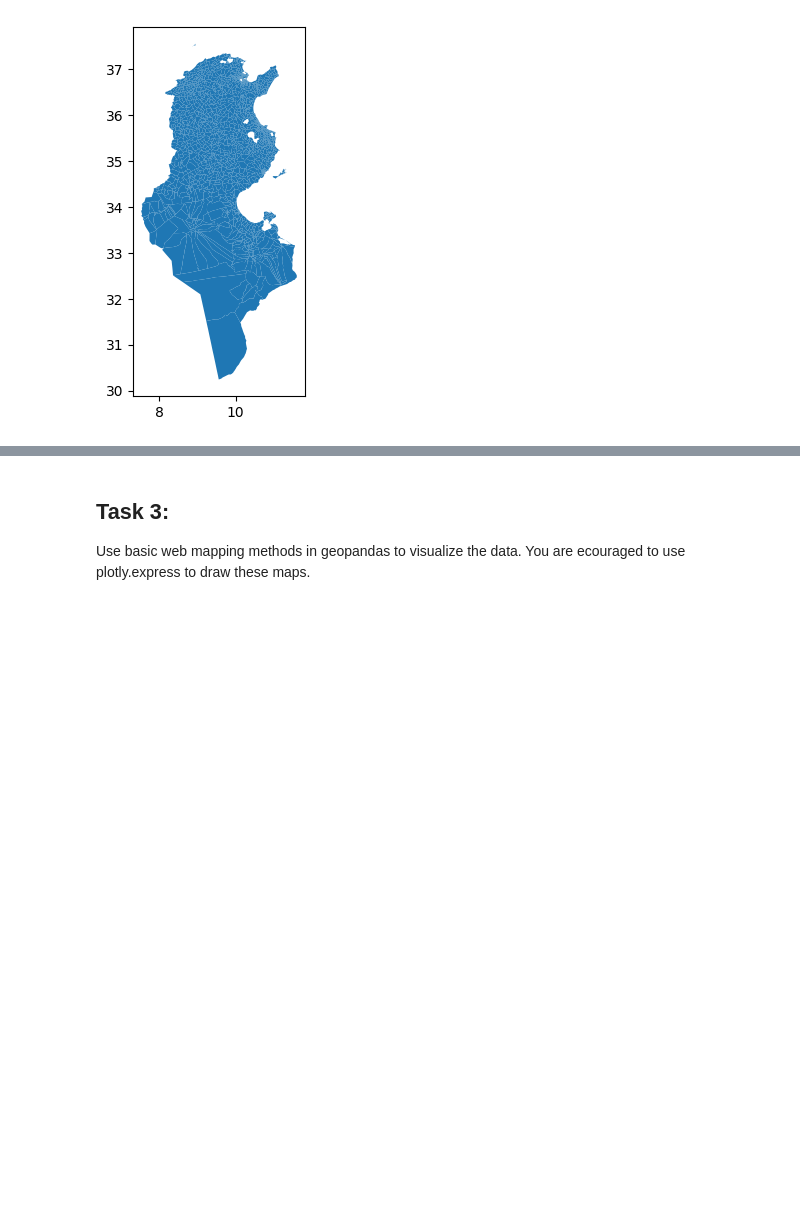
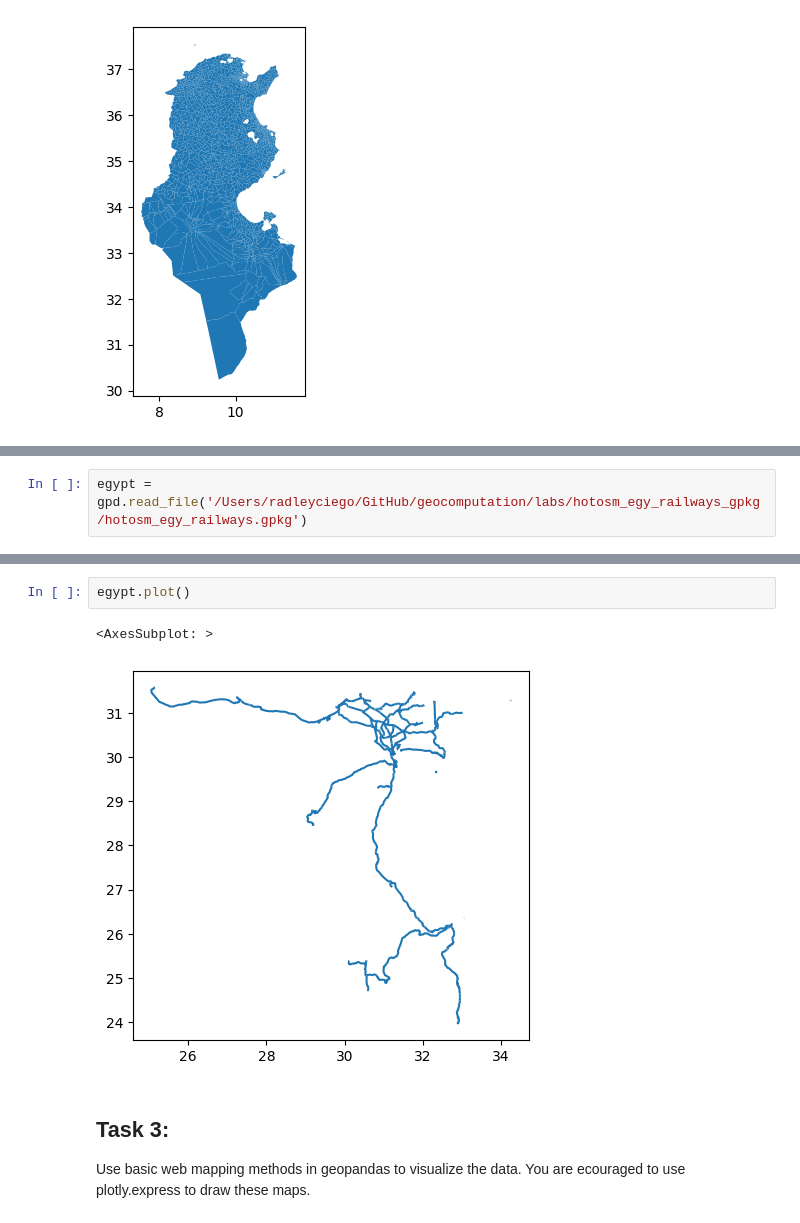
Before and after one commit to radleyciego/geocomputation, a Jupyter notebook: labs/lab_6.ipynb, the cells around one changed output, grey strips where cells are left out. Saved outputs shown, nothing was run; the diff lists cells and outputs as text; blank space fills up the shorter version.

```diff
--- a/labs/lab_6.ipynb
+++ b/labs/lab_6.ipynb
@@ -38,0 +96,2 @@ tunisia.plot()
+# %%
+egypt = gpd.read_file('/Users/radleyciego/GitHub/geocomputation/labs/hotosm_egy_railways_gpkg/hotosm_egy_railways.gpkg')
@@ -39,3 +130,8 @@ tunisia.plot()
+# %%
+egypt.plot()
+# %% [output]
+<AxesSubplot: >
+[figure, added]
 # %% [markdown]
 ## Task 3:
 Use basic web mapping methods in geopandas to visualize the data. You are ecouraged to use plotly.express to draw these maps.
```
Also changed, not shown: parts of 10 cells of this notebook.
